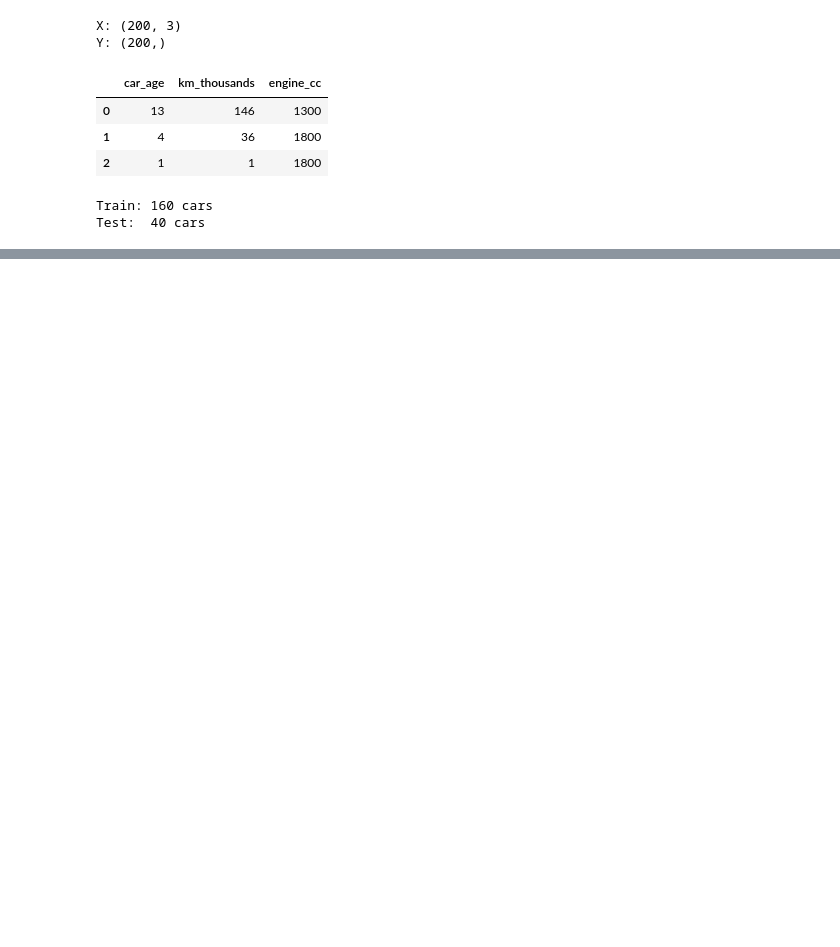
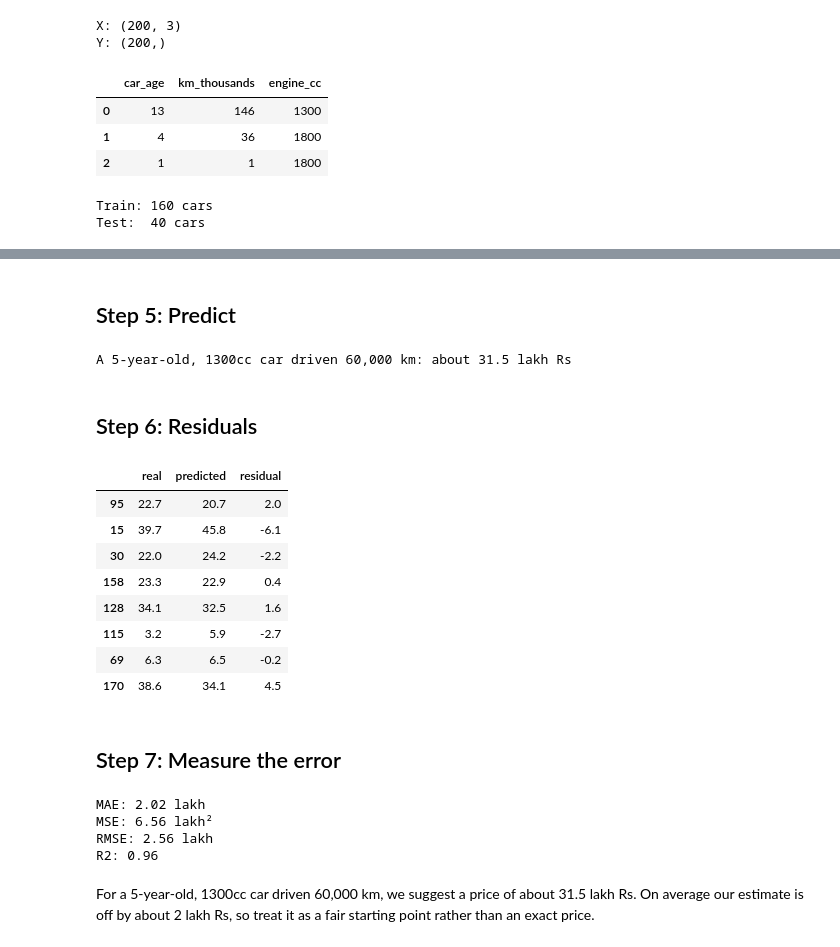
Before and after one commit to rohaanmangi/Python-for-AI, a Jupyter notebook: notebooks/Week 4/Day 18/cars_project.ipynb, the cells around one changed output, grey strips where cells are left out. Saved outputs shown, nothing was run; the diff lists cells and outputs as text; code cells hidden in the pictures; blank space fills up the shorter version.

```diff
--- a/notebooks/Week 4/Day 18/cars_project.ipynb
+++ b/notebooks/Week 4/Day 18/cars_project.ipynb
@@ -81,10 +96,7 @@ KNN → average error: 2.9 lakh
 # %%
-line_model = LinearRegression()
-line_model.fit(X_train[["engine_cc"]], y_train)
+model = LinearRegression()
+model.fit(X_train, y_train)
 
-b1 = line_model.coef_[0]
-b0 = line_model.intercept_
-print("slope (β1):", round(b1, 2))
-print("intercept (β0):", round(b0, 2))
-print("Rule: price =", round(b0, 1), "+", round(b1, 2), "× size")
+print(pd.Series(model.coef_, index=X.columns).round(3))
+print("intercept:", round(model.intercept_, 1))
 # %% [output]
@@ -93,0 +114,41 @@ Rule: price = -2.8 + 0.02 × size
+# %% [markdown]
+## Step 5: Predict
+# %%
+new_car = pd.DataFrame({"car_age": [5], "km_thousands": [60], "engine_cc": [1300]})
+price = model.predict(new_car)[0]
+print(f"A 5-year-old, 1300cc car driven 60,000 km: about {price.round(1)} lakh Rs")
+# %% [output]
+A 5-year-old, 1300cc car driven 60,000 km: about 31.5 lakh Rs
+# %% [markdown]
+## Step 6: Residuals
+# %%
+compare = pd.DataFrame({"real" : y_test, "predicted" : model.predict(X_test).round(1)})
+compare["residual"] = compare["real"] - compare["predicted"].round(1)
+compare.head(8)
+# %% [output]
+|  | real | predicted | residual |
+| 95 | 22.7 | 20.7 | 2.0 |
+| 15 | 39.7 | 45.8 | -6.1 |
+| 30 | 22.0 | 24.2 | -2.2 |
+| 158 | 23.3 | 22.9 | 0.4 |
+| 128 | 34.1 | 32.5 | 1.6 |
+| 115 | 3.2 | 5.9 | -2.7 |
+| 69 | 6.3 | 6.5 | -0.2 |
+| 170 | 38.6 | 34.1 | 4.5 |
+# %% [markdown]
+## Step 7: Measure the error
+# %%
+from sklearn.metrics import mean_squared_error, mean_absolute_error, root_mean_squared_error, r2_score
+
+pred = model.predict(X_test)
+print("MAE:", round(mean_absolute_error(y_test, pred), 2), "lakh")
+print("MSE:", round(mean_squared_error(y_test, pred), 2), "lakh²")
+print("RMSE:", round(root_mean_squared_error(y_test, pred), 2), "lakh")
+print("R2:", round(r2_score(y_test, pred), 2))
+# %% [output]
+MAE: 2.02 lakh
+MSE: 6.56 lakh²
+RMSE: 2.56 lakh
+R2: 0.96
+# %% [markdown]
+For a 5-year-old, 1300cc car driven 60,000 km, we suggest a price of about 31.5 lakh Rs. On average our estimate is off by about 2 lakh Rs, so treat it as a fair starting point rather than an exact price.
```
Also changed, not shown: parts of 8 cells of this notebook, 1 other file.
